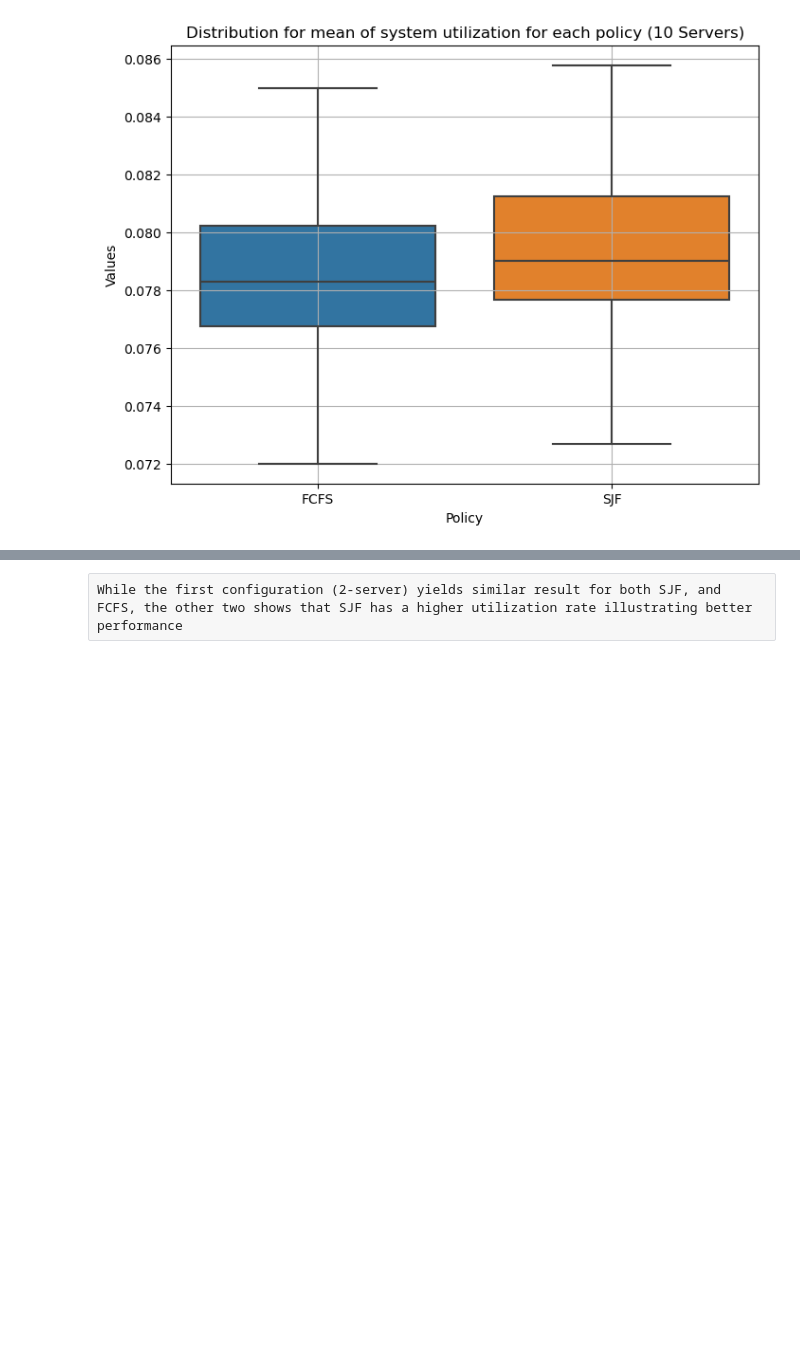
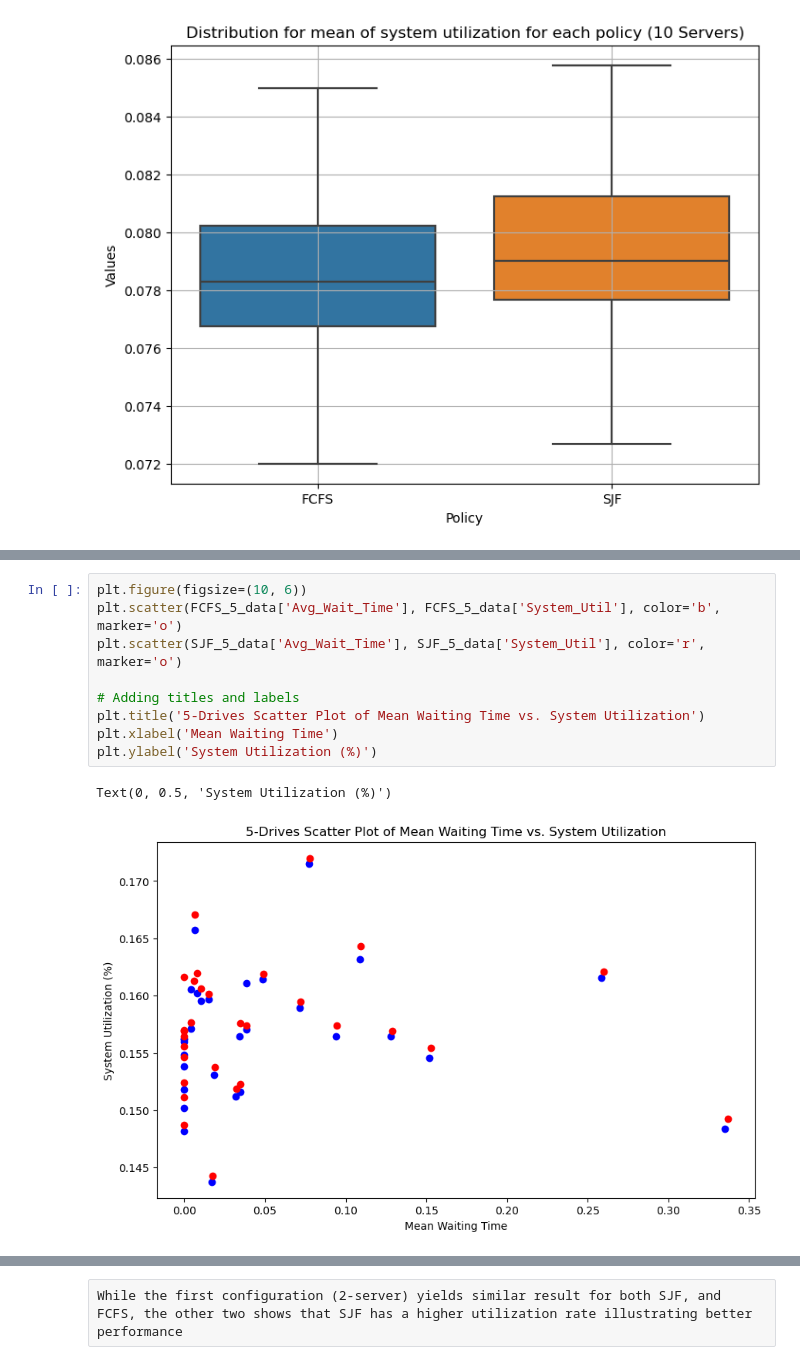
Before and after one commit to p-chk/tape-sim, a Jupyter notebook: simulationprojectV2.ipynb, the cells around one changed output, grey strips where cells are left out. Saved outputs shown, nothing was run; the diff lists cells and outputs as text; blank space fills up the shorter version.

```diff
--- a/simulationprojectV2.ipynb
+++ b/simulationprojectV2.ipynb
@@ -446,0 +472,12 @@ plt.show()
+# %%
+plt.figure(figsize=(10, 6))
+plt.scatter(FCFS_5_data['Avg_Wait_Time'], FCFS_5_data['System_Util'], color='b', marker='o')
+plt.scatter(SJF_5_data['Avg_Wait_Time'], SJF_5_data['System_Util'], color='r', marker='o')
+
+# Adding titles and labels
+plt.title('5-Drives Scatter Plot of Mean Waiting Time vs. System Utilization')
+plt.xlabel('Mean Waiting Time')
+plt.ylabel('System Utilization (%)')
+# %% [output]
+Text(0, 0.5, 'System Utilization (%)')
+[figure, added]
```
Also changed, not shown: parts of 9 cells of this notebook.
